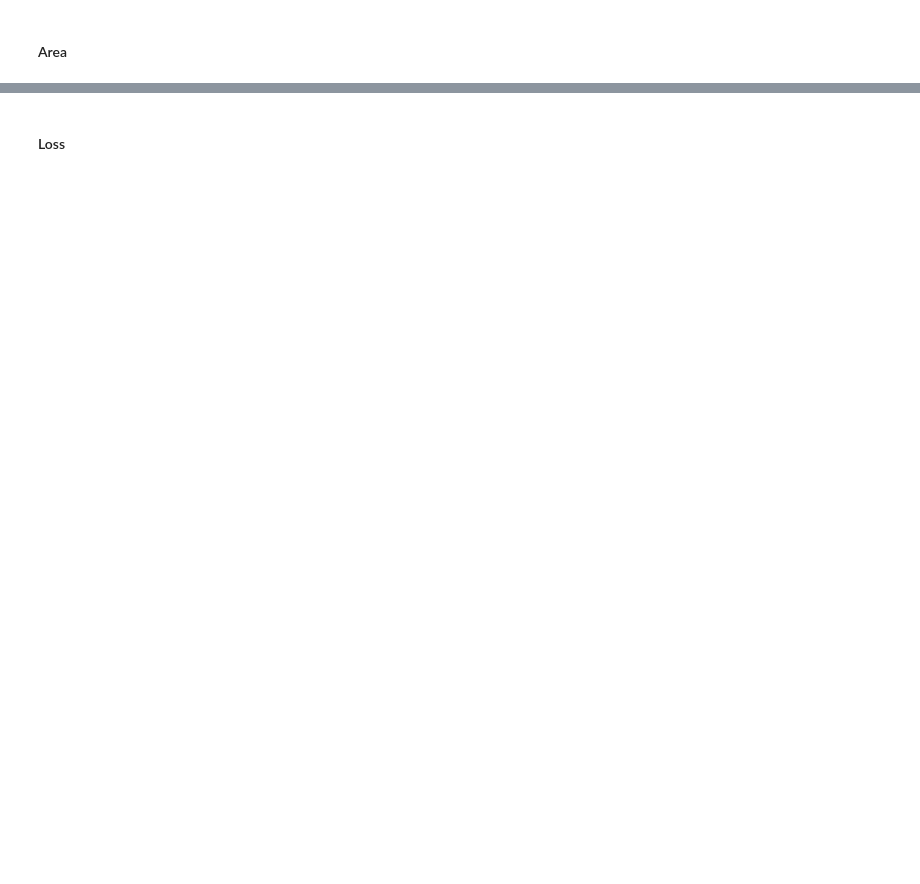
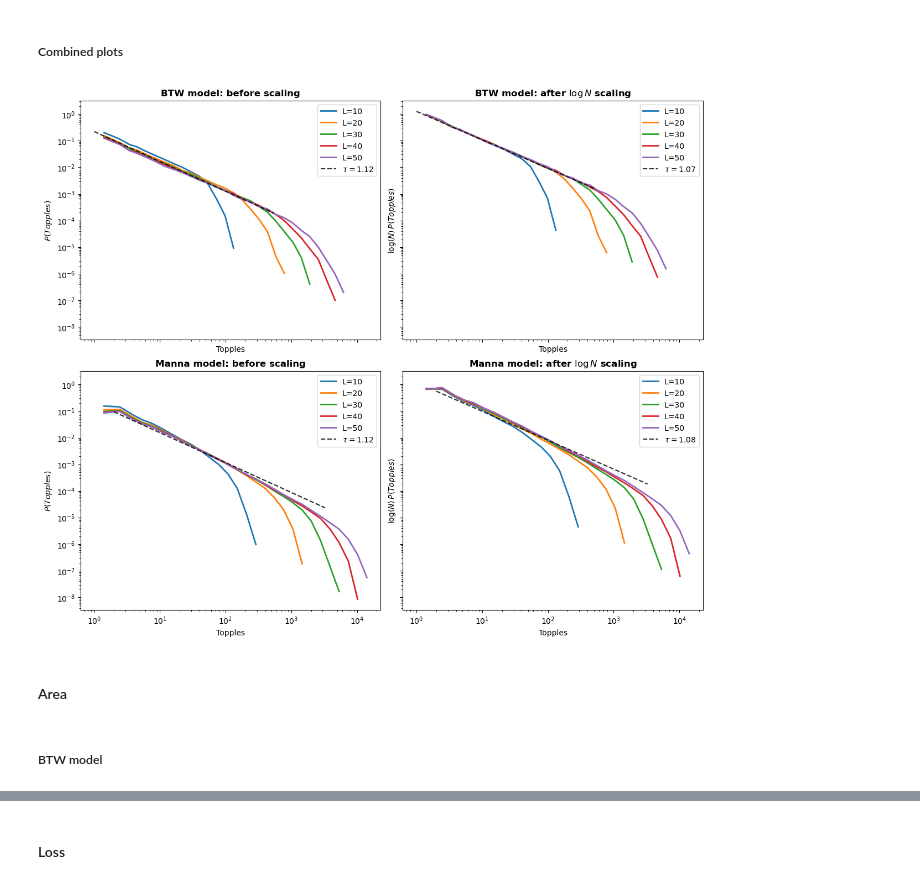
Before and after one commit to yingtan11/FinalReport, a Jupyter notebook: python/btwsandpile.ipynb, the cells around one changed output, grey strips where cells are left out. Cells and saved outputs as stored; diff of their text form; code cells hidden in the pictures; blank space fills up the shorter version.

```diff
--- a/python/btwsandpile.ipynb
+++ b/python/btwsandpile.ipynb
@@ -710,0 +858,14 @@ True
+# %%
+# lower cutoff to exclude plateau
+
+L_values=[10,20,30,40,50]
+lower_cutoff_topples_manna = get_lower_cutoff(L_values, results_by_L_manna, "Topples", n_bins=30, bins_to_exclude=1)
+lower_cutoffs_topples_manna = {L: lower_cutoff_topples_manna for L in L_values}
+
+collapse_topples_before_manna_refit = collapse_deviation(L_values, topples_cutoffs_manna, results_by_L,
+                                                    "Topples", lower_cutoffs=lower_cutoffs_topples_manna, adjusted=False)
+
+print()
+
+collapse_topples_after_manna_refit = collapse_deviation(L_values, topples_cutoffs_manna, results_by_L,
+                                                    "Topples", lower_cutoffs=lower_cutoffs_topples_manna, adjusted=True)
@@ -711,5 +892,70 @@ True
+# %% [markdown]
+##### Combined plots
+# %%
+fig, axes = plt.subplots(
+    2, 2,
+    figsize=(12, 10),
+    sharex=True,
+    sharey=True,
+    constrained_layout=True
+)
+
+# BTW: before scaling
+plot_raw_distribution(
+    L_values,
+    results_by_L,
+    "Topples",
+    adjustment=False,
+    ax=axes[0, 0],
+    fit_result=collapse_topples_before
+)
+
+# BTW: after scaling
+plot_raw_distribution(
+    L_values,
+    results_by_L,
+    "Topples",
+    adjustment=True,
+    ax=axes[0, 1],
+    fit_result=collapse_topples_after
+)
+
+# Manna: before scaling
+plot_raw_distribution(
+    L_values,
+    results_by_L_manna,
+    "Topples",
+    adjustment=False,
+    ax=axes[1, 0],
+    fit_result=collapse_topples_before_manna_refit
+)
+
+# Manna: after scaling
+plot_raw_distribution(
+    L_values,
+    results_by_L_manna,
+    "Topples",
+    adjustment=True,
+    ax=axes[1, 1],
+    fit_result=collapse_topples_after_manna_refit
+)
+
+# Replace the automatically generated titles
+axes[0, 0].set_title("BTW model: before scaling", fontweight="bold")
+axes[0, 1].set_title(r"BTW model: after $\log N$ scaling", fontweight="bold")
+
+axes[1, 0].set_title("Manna model: before scaling", fontweight="bold")
+axes[1, 1].set_title(r"Manna model: after $\log N$ scaling", fontweight="bold")
+
+fig.savefig(output_dir / "topples.pdf", bbox_inches="tight")
+
+plt.show()
+# %% [output]
+[figure, added]
 # %% [markdown]
 #### Area
+# %% [markdown]
+##### BTW model
 # %%
 # cutoff points for each grid with size L
 
```
Also changed, not shown: parts of 114 cells of this notebook, 11 other files.
